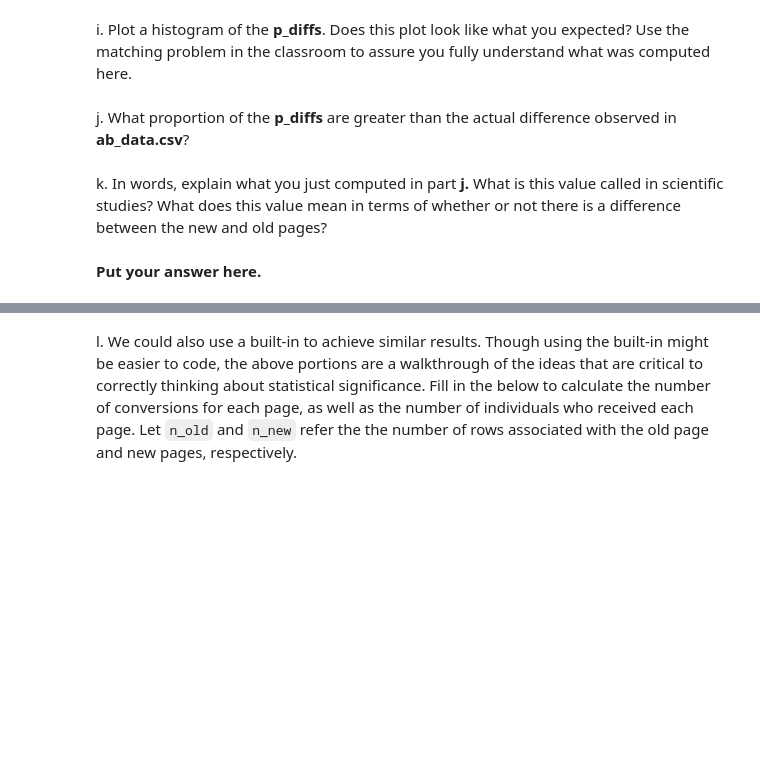
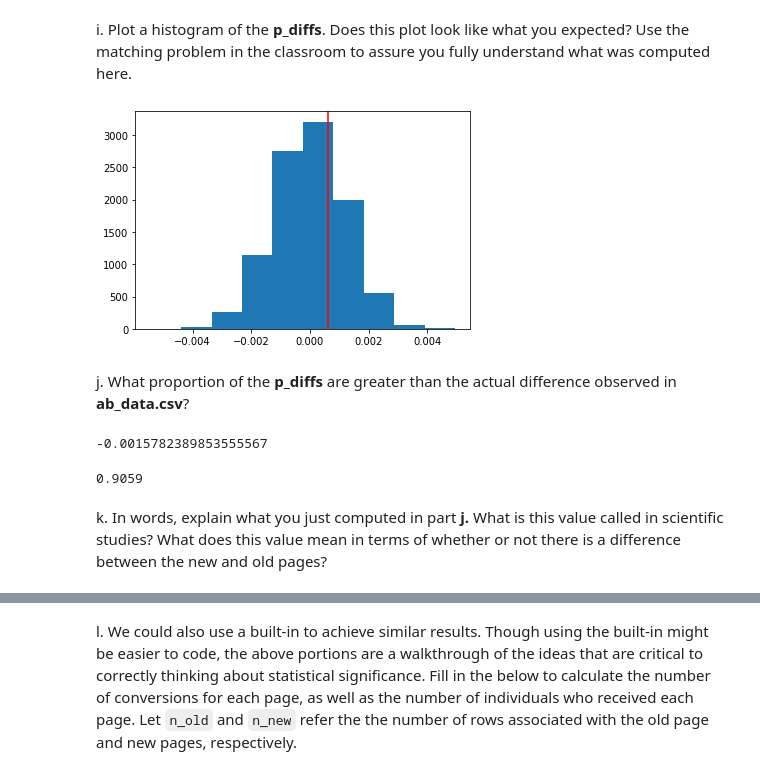
Before and after one commit to kcirne25/ab-test-ecommerce, a Jupyter notebook: Analyze_ab_test_results_notebook.ipynb, the cells around one changed output, grey strips where cells are left out. Saved outputs shown, nothing was run; the diff lists cells and outputs as text; code cells hidden in the pictures; blank space fills up the shorter version.

```diff
--- a/Analyze_ab_test_results_notebook.ipynb
+++ b/Analyze_ab_test_results_notebook.ipynb
@@ -231,6 +258,13 @@ d. What is $n_{old}$?
 # %% [markdown]
 e. Simulate $n_{new}$ transactions with a convert rate of $p_{new}$ under the null.  Store these $n_{new}$ 1's and 0's in **new_page_converted**.
+# %%
+new_page_converted = np.random.binomial(n_new, p_new)
 # %% [markdown]
 f. Simulate $n_{old}$ transactions with a convert rate of $p_{old}$ under the null.  Store these $n_{old}$ 1's and 0's in **old_page_converted**.
+# %%
+old_page_converted = np.random.binomial(n_old, p_old)
 # %% [markdown]
 g. Find $p_{new}$ - $p_{old}$ for your simulated values from part (e) and (f).
+# %%
+obs_diff = (new_page_converted/n_new) - (old_page_converted/n_old)
+obs_diff
@@ -237,10 +273,33 @@ g. Find $p_{new}$ - $p_{old}$ for your simulated values from part (e) and (f).
 # %% [markdown]
 h. Simulate 10,000 $p_{new}$ - $p_{old}$ values using this same process similarly to the one you calculated in parts **a. through g.** above.  Store all 10,000 values in a numpy array called **p_diffs**.
+# %%
+p_dif = []
+for _ in range(10000):
+    new_page_converted = np.random.binomial(n_new, p_new)
+    old_page_converted = np.random.binomial(n_old, p_old)
+    p_dif.append((new_page_converted/n_new) - (old_page_converted/n_old))
+
+# Converting list to a numpy array
+p_dif = np.array(p_dif)
 # %% [markdown]
 i. Plot a histogram of the **p_diffs**.  Does this plot look like what you expected?  Use the matching problem in the classroom to assure you fully understand what was computed here.
+# %%
+plt.hist(p_dif);
+
+# Plotting red line in order to be easier to analyze
+plt.axvline(x=obs_diff, color="red");
+# %% [output]
+[figure, added]
 # %% [markdown]
 j. What proportion of the **p_diffs** are greater than the actual difference observed in **ab_data.csv**?
+# %%
+actual_dif = df2.query('group == "treatment"')['converted'].mean() - df2.query('group == "control"')['converted'].mean()
+actual_dif
+# %% [output]
+-0.0015782389853555567
+# %%
+(p_dif > actual_dif).mean()
+# %% [output]
+0.9059
 # %% [markdown]
 k. In words, explain what you just computed in part **j.**  What is this value called in scientific studies?  What does this value mean in terms of whether or not there is a difference between the new and old pages?
-# %% [markdown]
-**Put your answer here.**
```
Also changed, not shown: parts of 22 cells of this notebook.
